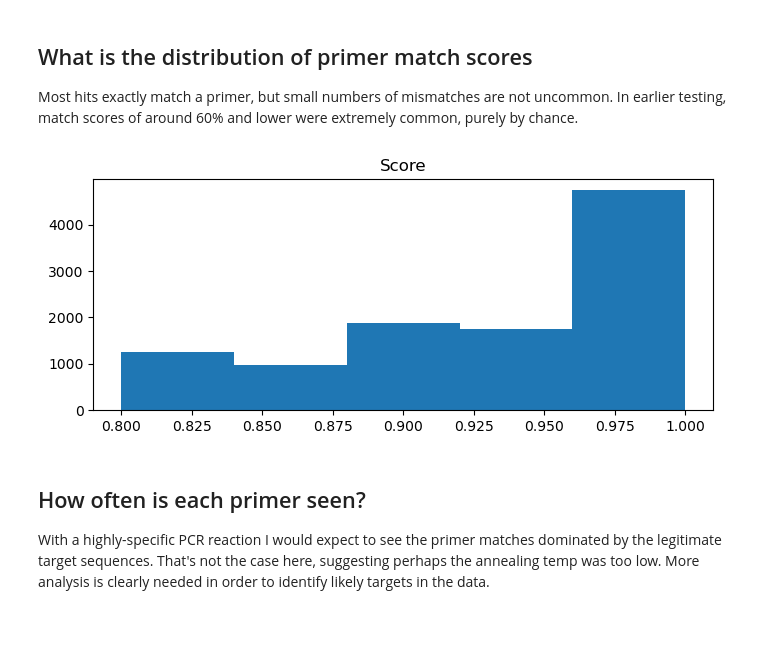
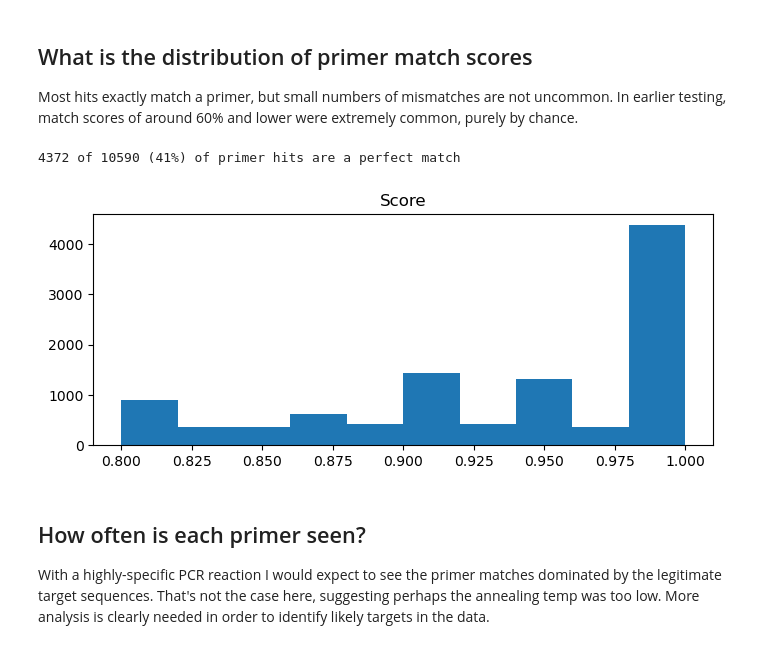
Before and after one commit to RByers/RespiCov-analyze, a Jupyter notebook: RCMatchPrimers.ipynb, the cells around one changed output. Saved outputs shown, nothing was run; the diff lists cells and outputs as text; code cells hidden in the pictures.

```diff
--- a/RCMatchPrimers.ipynb
+++ b/RCMatchPrimers.ipynb
@@ -256,13 +256,18 @@ Most hits exactly match a primer, but small numbers of mismatches are not uncomm
 In earlier testing, match scores of around 60% and lower were extremely common, purely by chance.
 # %%
 mrs = []
+perfect = 0
 for (subdir, record, hits) in getAllPrimerMatches():
     for hit in hits:
         mrs.append(hit.mr)
+        if hit.mr == 1.0:
+            perfect += 1
 
-pd.DataFrame({'Score': mrs}).hist(figsize=(8,3), bins=5, grid=False);
+print("%d of %d (%d%%) of primer hits are a perfect match" % (perfect, len(mrs), 100*perfect/len(mrs)))
+pd.DataFrame({'Score': mrs}).hist(figsize=(8,3), bins=10, grid=False);
 # %% [output]
+4372 of 10590 (41%) of primer hits are a perfect match
-[figure, old version]
+[figure, new version]
 # %% [markdown]
 ## How often is each primer seen?
 With a highly-specific PCR reaction I would expect to see the primer matches dominated by the legitimate target sequences. That's not the case here, suggesting perhaps the annealing temp was too low. More analysis is clearly needed in order to identify likely targets in the data.
```
Also changed, not shown: parts of 7 cells of this notebook.
